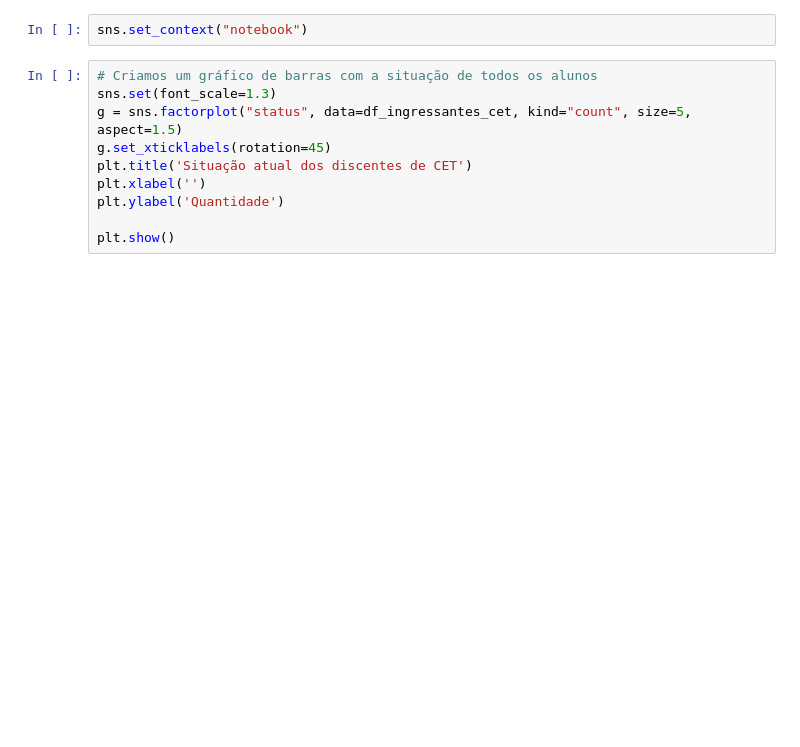
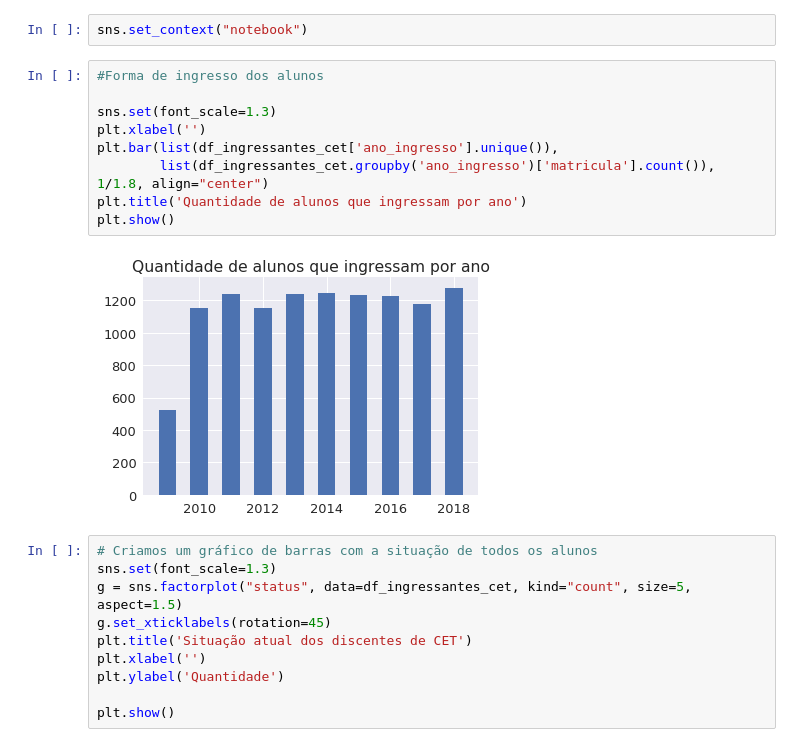
Before and after one commit to jilcimar/data-science, a Jupyter notebook: alunos-cet-ufrn/Análise dos dados dos alunos de C&T - UFRN.ipynb, the cells around one changed output. Cells and saved outputs as stored; diff of their text form; blank space fills up the shorter version.

```diff
--- a/alunos-cet-ufrn/Análise dos dados dos alunos de C&T - UFRN.ipynb
+++ b/alunos-cet-ufrn/Análise dos dados dos alunos de C&T - UFRN.ipynb
@@ -94,6 +98,17 @@ df_bolsistas_cet.head(3)
 ## Análises
 # %%
 sns.set_context("notebook")
+# %%
+#Forma de ingresso dos alunos
+
+sns.set(font_scale=1.3)
+plt.xlabel('')
+plt.bar(list(df_ingressantes_cet['ano_ingresso'].unique()),
+        list(df_ingressantes_cet.groupby('ano_ingresso')['matricula'].count()), 1/1.8, align="center")
+plt.title('Quantidade de alunos que ingressam por ano')
+plt.show()
+# %% [output]
+[figure, added]
 # %%
 # Criamos um gráfico de barras com a situação de todos os alunos
 sns.set(font_scale=1.3)
```
Also changed, not shown: parts of 4 cells of this notebook.
